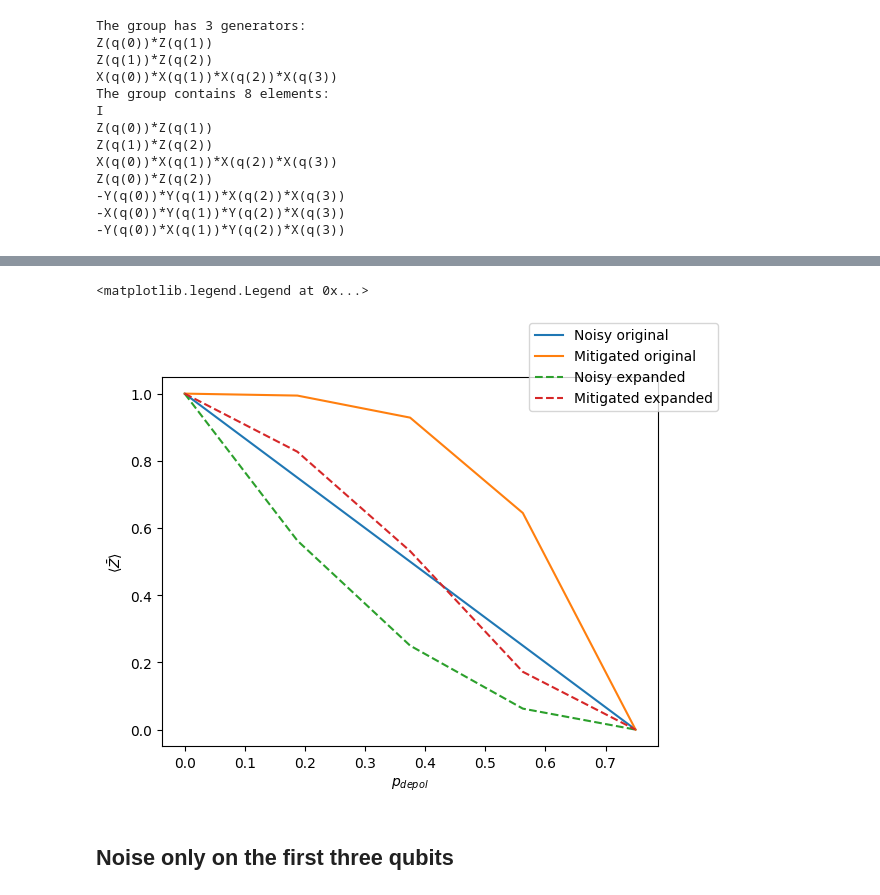
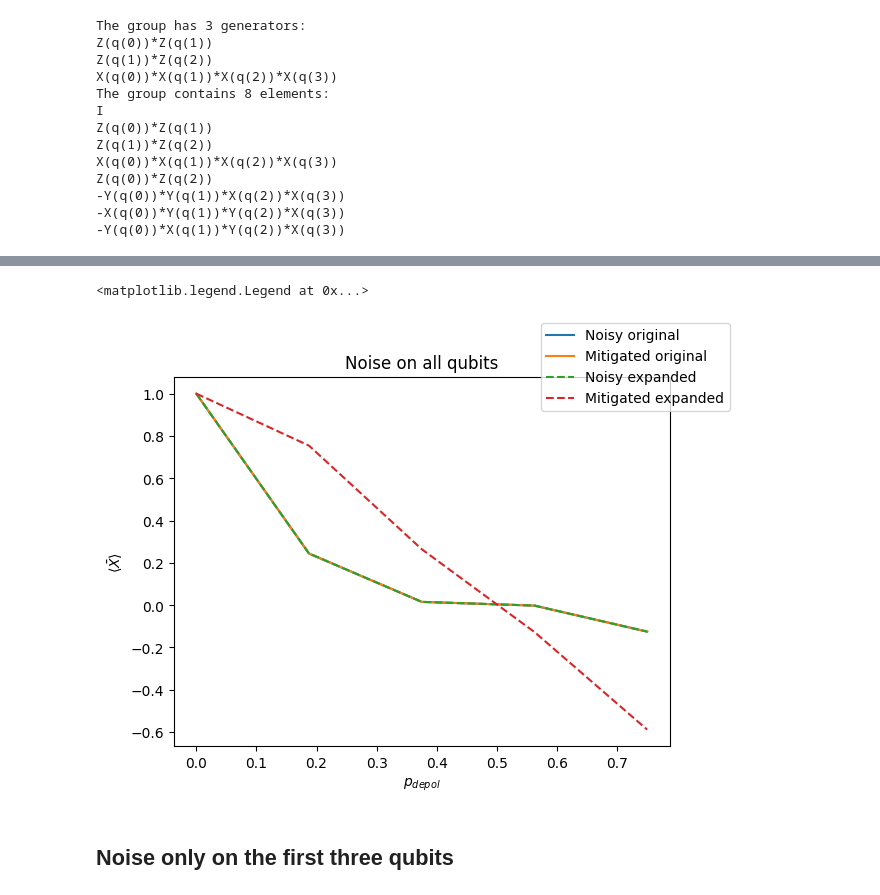
Before and after one commit to bdalfavero/encoded, a Jupyter notebook: experiments/expanded_repetition/memory.ipynb, the cells around one changed output, grey strips where cells are left out. Cells and saved outputs as stored; diff of their text form; code cells hidden in the pictures.

Commit message:
Tried phase flip noise.

```diff
--- a/experiments/expanded_repetition/memory.ipynb
+++ b/experiments/expanded_repetition/memory.ipynb
@@ -52,13 +52,13 @@ Z(q(0))*Z(q(2))
 noisy_exp_vals = [] # Without mitigation
 mitigated_exp_vals = [] # With mitigation
 for p in error_probs:
-    circuit, qubits = encoding_repetition('0', 3)
+    circuit, qubits = encoding_repetition('+', 3)
     logical_z = cirq.Z.on(qubits[0])
     logical_x = cirq.X.on(qubits[0]) * cirq.X.on(qubits[1]) * cirq.X.on(qubits[2])
     for q in qubits:
-        circuit.append(cirq.depolarize(p=p).on(q))
-    noisy_exp_val = sim.simulate_expectation_values(circuit, [logical_z])[0]
-    mitigated_exp_val = symmetry_expansion(circuit, logical_z, elements, sim=sim)
+        circuit.append(cirq.phase_flip(p=p).on(q))
+    noisy_exp_val = sim.simulate_expectation_values(circuit, [logical_x])[0]
+    mitigated_exp_val = symmetry_expansion(circuit, logical_x, elements, sim=sim)
     noisy_exp_vals.append(noisy_exp_val)
     mitigated_exp_vals.append(mitigated_exp_val)
 # %%
@@ -102,10 +103,10 @@ Z(q(0))*Z(q(2))
 noisy_exp_vals_exp = [] # Without mitigation
 mitigated_exp_vals_exp = [] # With mitigation
 for p in error_probs:
-    circuit, qubits = encoding_expanded_repetition('0')
+    circuit, qubits = encoding_expanded_repetition('+')
     for q in qubits:
-        circuit.append(cirq.depolarize(p=p).on(q))
-    noisy_exp_val = sim.simulate_expectation_values(circuit, [z_bar])[0]
-    mitigated_exp_val = symmetry_expansion(circuit, z_bar, elements, sim=sim)
+        circuit.append(cirq.phase_flip(p=p).on(q))
+    noisy_exp_val = sim.simulate_expectation_values(circuit, [x_bar])[0]
+    mitigated_exp_val = symmetry_expansion(circuit, x_bar, elements, sim=sim)
     noisy_exp_vals_exp.append(noisy_exp_val)
     mitigated_exp_vals_exp.append(mitigated_exp_val)
@@ -122,15 +113,16 @@ fig.legend()
 # %%
 fig2, ax2 = plt.subplots()
 ax2.plot(error_probs, noisy_exp_vals, label="Noisy original")
 ax2.plot(error_probs, mitigated_exp_vals, label="Mitigated original")
 ax2.plot(error_probs, noisy_exp_vals_exp, '--', label="Noisy expanded")
 ax2.plot(error_probs, mitigated_exp_vals_exp, '--', label="Mitigated expanded")
 ax2.set_xlabel(r"$p_{depol}$")
-ax2.set_ylabel(r"$\langle\bar{Z}\rangle$")
+ax2.set_ylabel(r"$\langle\bar{X}\rangle$")
+ax2.set_title("Noise on all qubits")
 fig2.legend()
 # %% [output]
 <matplotlib.legend.Legend at 0x...>
-[figure, old version]
+[figure, new version]
 # %% [markdown]
 ## Noise only on the first three qubits
 # %%
```
Also changed, not shown: parts of 6 cells of this notebook, 1 other file.
